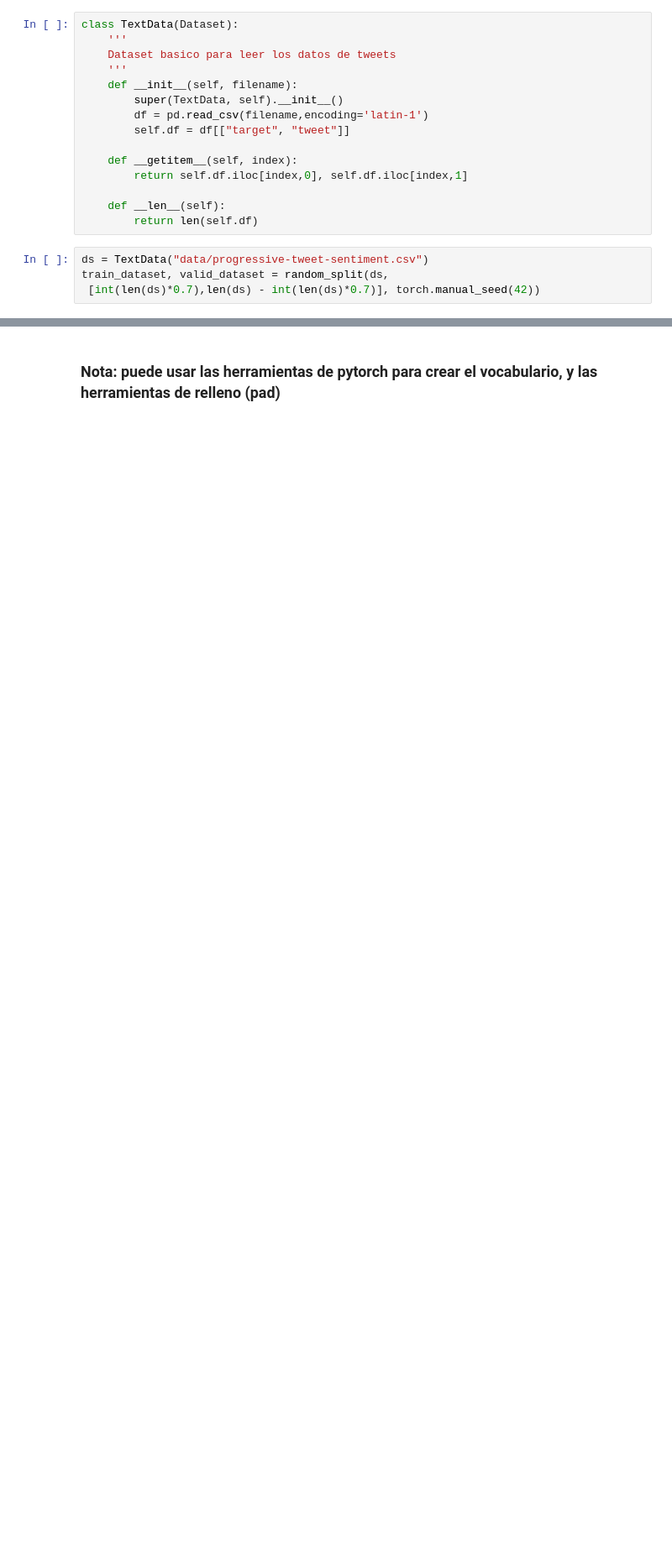
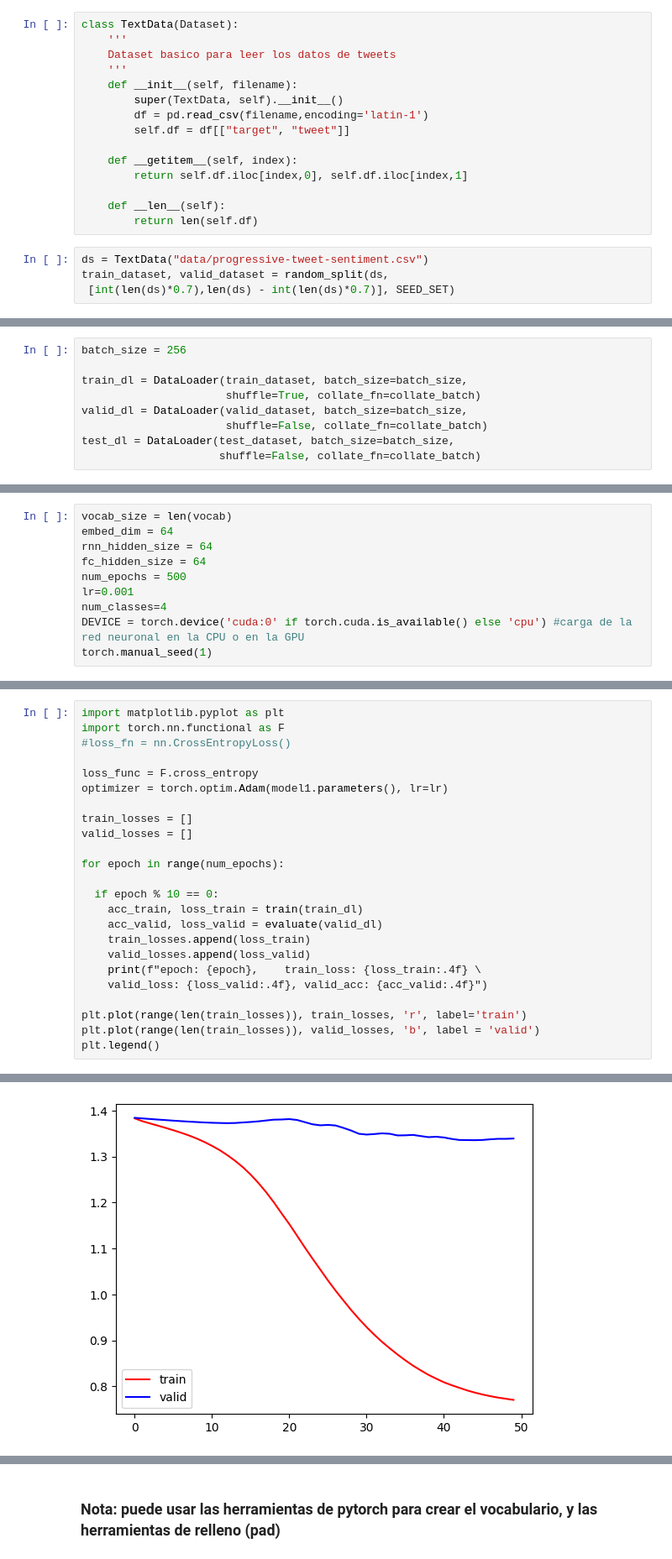
Before and after one commit to jesuarezt/nlp_course, a Jupyter notebook: tareas_talleres/taller3-3_rnns/Taller3-3_RNN.ipynb, the cells around one changed output, grey strips where cells are left out. Shown: that part at 84% size. Drawn from its saved outputs; the diff is of its cells as text; blank space fills up the shorter version.

```diff
--- a/tareas_talleres/taller3-3_rnns/Taller3-3_RNN.ipynb
+++ b/tareas_talleres/taller3-3_rnns/Taller3-3_RNN.ipynb
@@ -35,4 +57,4 @@ class TextData(Dataset):
 # %%
 ds = TextData("data/progressive-tweet-sentiment.csv")
 train_dataset, valid_dataset = random_split(ds,
- [int(len(ds)*0.7),len(ds) - int(len(ds)*0.7)], torch.manual_seed(42))
+ [int(len(ds)*0.7),len(ds) - int(len(ds)*0.7)], SEED_SET)
@@ -38,0 +175,9 @@ train_dataset, valid_dataset = random_split(ds,
+# %%
+batch_size = 256
+
+train_dl = DataLoader(train_dataset, batch_size=batch_size,
+                      shuffle=True, collate_fn=collate_batch)
+valid_dl = DataLoader(valid_dataset, batch_size=batch_size,
+                      shuffle=False, collate_fn=collate_batch)
+test_dl = DataLoader(test_dataset, batch_size=batch_size,
+                     shuffle=False, collate_fn=collate_batch)
@@ -38,0 +188,10 @@ train_dataset, valid_dataset = random_split(ds,
+# %%
+vocab_size = len(vocab)
+embed_dim = 64
+rnn_hidden_size = 64
+fc_hidden_size = 64
+num_epochs = 500
+lr=0.001
+num_classes=4
+DEVICE = torch.device('cuda:0' if torch.cuda.is_available() else 'cpu') #carga de la red neuronal en la CPU o en la GPU
+torch.manual_seed(1)
@@ -38,0 +265,25 @@ train_dataset, valid_dataset = random_split(ds,
+# %%
+import matplotlib.pyplot as plt
+import torch.nn.functional as F
+#loss_fn = nn.CrossEntropyLoss()
+
+loss_func = F.cross_entropy
+optimizer = torch.optim.Adam(model1.parameters(), lr=lr)
+
+train_losses = []
+valid_losses = []
+
+for epoch in range(num_epochs):
+
+  if epoch % 10 == 0:
+    acc_train, loss_train = train(train_dl)
+    acc_valid, loss_valid = evaluate(valid_dl)
+    train_losses.append(loss_train)
+    valid_losses.append(loss_valid)
+    print(f"epoch: {epoch},    train_loss: {loss_train:.4f} \
+    valid_loss: {loss_valid:.4f}, valid_acc: {acc_valid:.4f}")
+
+plt.plot(range(len(train_losses)), train_losses, 'r', label='train')
+plt.plot(range(len(train_losses)), valid_losses, 'b', label = 'valid')
+plt.legend()
+# %% [output]
@@ -38,0 +308 @@ train_dataset, valid_dataset = random_split(ds,
+[figure, added]
```
Also changed, not shown: parts of 70 cells of this notebook.
